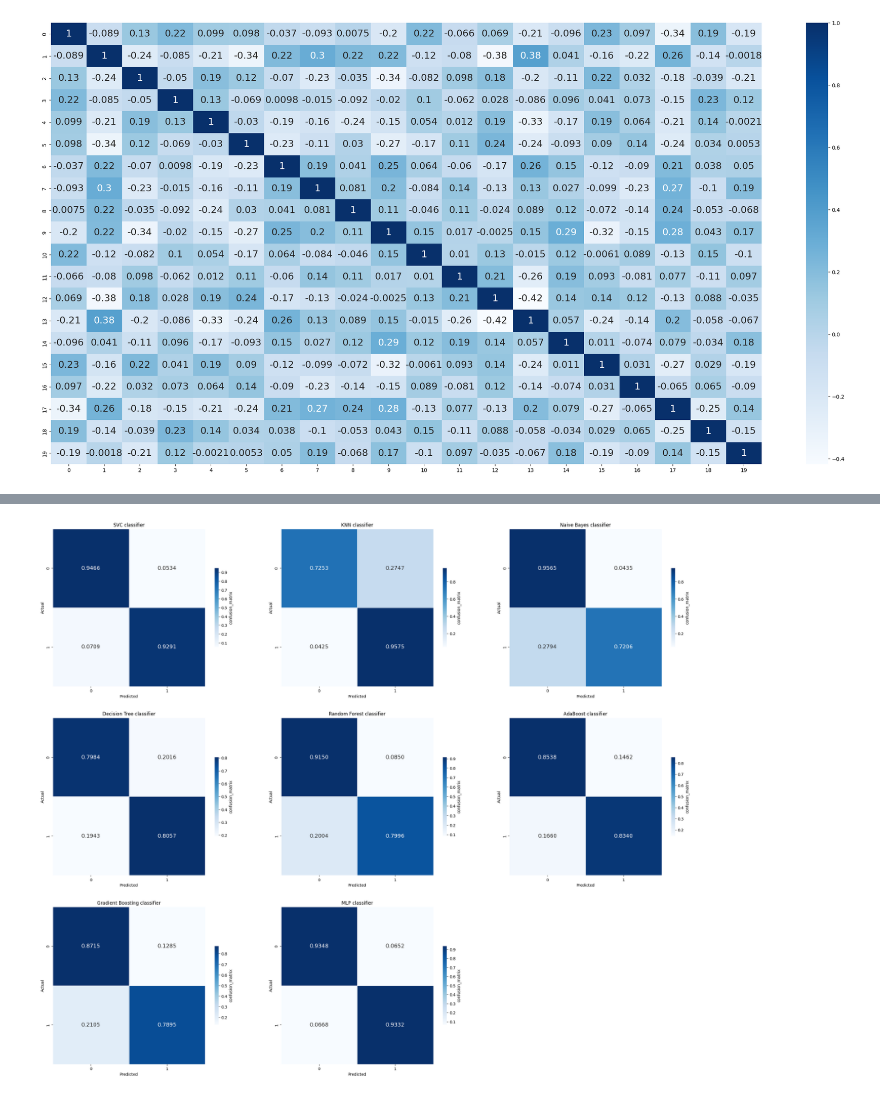
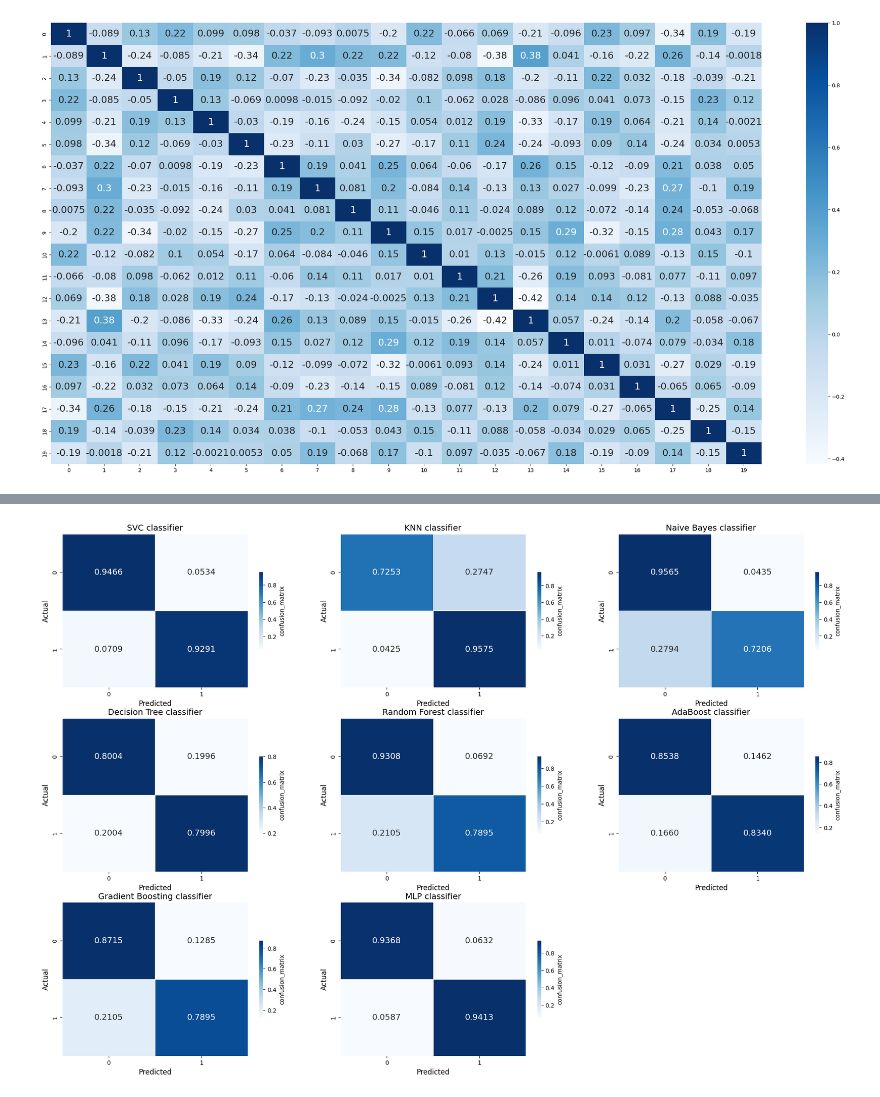
Before and after one commit to S1107327/datascience, a Jupyter notebook: TwoClass.ipynb, the cells around one changed output, grey strips where cells are left out. Cells and saved outputs as stored; diff of their text form; code cells hidden in the pictures.

```diff
--- a/TwoClass.ipynb
+++ b/TwoClass.ipynb
@@ -64,9 +86,9 @@ ax = sns.heatmap(embeddings_df[embeddings_df.columns[0:20]].corr(),cmap="Blues",
 [figure]
 # %%
 #Lettura dati ed embedding
-
+labels_for_split = dataset.loc[:,['label']]
 #random state per test con lo stesso split ogni volta
-train, test, label_train, label_test=train_test_split(embeddings_df, dataset['label'], test_size=0.1, random_state=30)
+train, test, label_train, label_test=train_test_split(embeddings_df, labels_for_split, test_size=0.1, random_state=30)
 print(train.shape)
 print(test.shape)
 print(label_train.shape)
@@ -85,13 +107,12 @@ confusion_matrices = []
 roc_aucs = [] #roc curve:
 true_pos_rates = []
 false_pos_rates = []
+pred_for_correlation = pd.DataFrame.copy(label_test)
 #preparazione classificatori
 names=["SVC", "KNN", "Naive Bayes", "Decision Tree", "Random Forest", "AdaBoost", "Gradient Boosting", "MLP"]
 classifiers=[ SVC(), KNeighborsClassifier(n_neighbors=5), GaussianNB(), DecisionTreeClassifier(),
               RandomForestClassifier(n_estimators=10), AdaBoostClassifier(n_estimators=10),
               GradientBoostingClassifier(n_estimators=10), MLPClassifier()]
-names=["SVC", "Naive Bayes", "Decision Tree"]
-classifiers=[ SVC(),  GaussianNB(),DecisionTreeClassifier()]
 
 """
 POSSIBILI PARAM DA GESTIRE SECONDO ME
@@ -149,6 +170,7 @@ for name, classif in zip(names,classifiers):
     # fitting model and make predictions
     classif.fit(train, label_train)
     predictions = classif.predict(test)
+    pred_for_correlation[name] = predictions
     print(f"{name}. Accuracy: {accuracy_score(label_test, predictions)}")
     # cross-validation
     cv_score = cross_val_score(classif, train, label_train, scoring = "accuracy",cv = kfold)
@@ -230,15 +266,19 @@ print(confusion_matrices_2)
 # %%
 # Matrici di confusione
 plt.figure(figsize=(30,25))
 for i in range(len(names)):
     plt.subplot(3,3, i+1)
-    sns.heatmap(confusion_matrices_2[i+8], annot=True, linewidths=.5, fmt=".4f", cmap='Blues', annot_kws={"size": 14},
+    sns.heatmap(confusion_matrices_2[i], annot=True, linewidths=.5, fmt=".4f", cmap='Blues', annot_kws={"size": 14},
                 cbar_kws={"shrink": 0.5, "label": f"confusion_matrix"}, xticklabels=True, yticklabels=True)
-    plt.xlabel('Predicted')
-    plt.ylabel('Actual')
-    plt.title(f"{names[i]} classifier")
+    figure = plt.gcf()
+    figure.set_size_inches(24, 16)
+    plt.xticks(rotation=0, fontsize=10)
+    plt.yticks(fontsize=10)
+    plt.xlabel("Predicted", fontsize=12)
+    plt.ylabel("Actual", fontsize=12)
+    plt.title(f"{names[i]} classifier", fontsize=14)
 # %% [output]
-[figure, old version]
+[figure, new version]
 # %%
 #Classification reports
 for i in range(len(names)):
```
Also changed, not shown: parts of 10 cells of this notebook, 2 other files.
